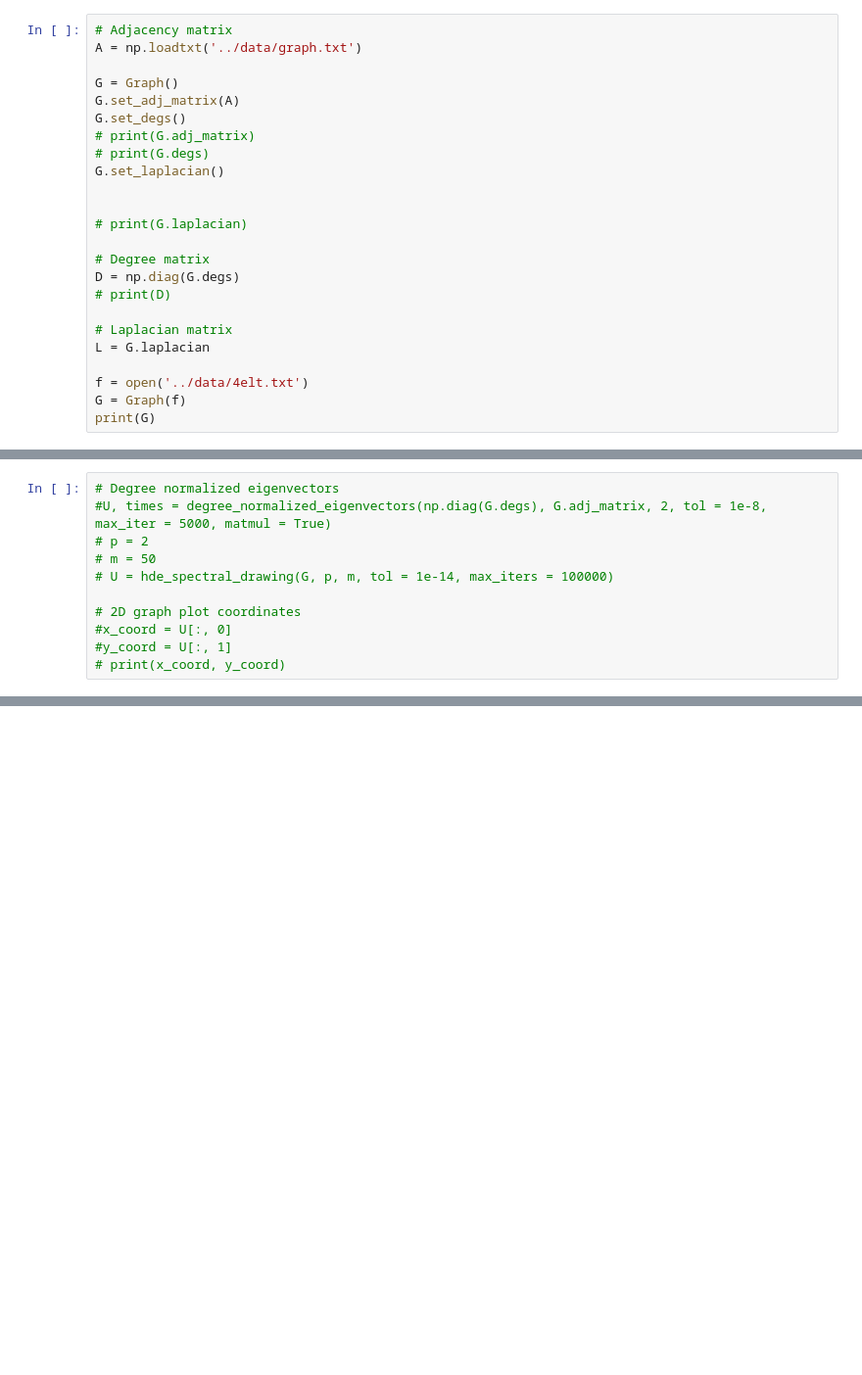
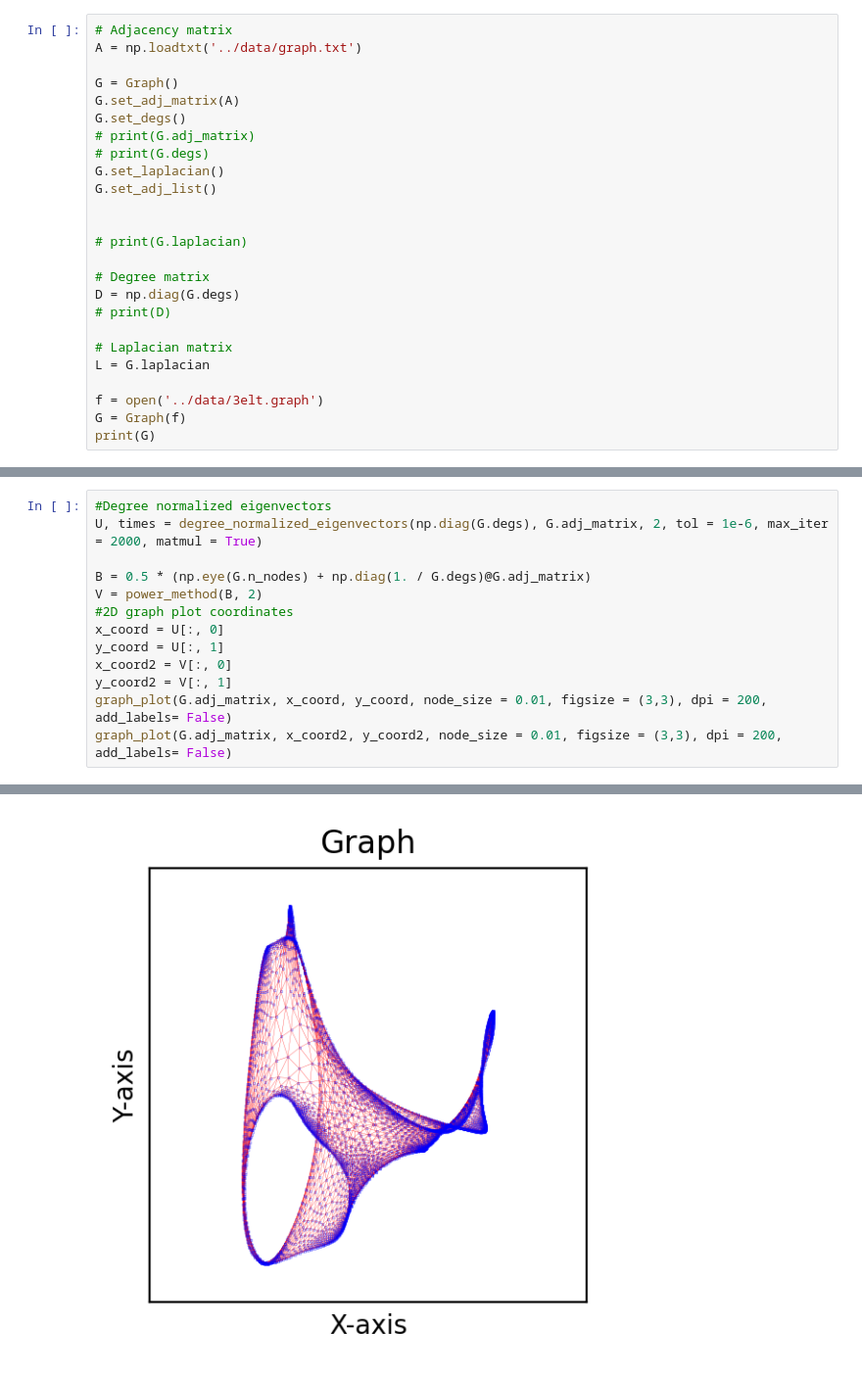
Before and after one commit to pauromeu/cla-project-drawing-graphs-by-eigenvectors, a Jupyter notebook: src/main.ipynb, the cells around one changed output, grey strips where cells are left out. Shown: that part at 98% size. Drawn from its saved outputs; the diff is of its cells as text; blank space fills up the shorter version.

```diff
--- a/src/main.ipynb
+++ b/src/main.ipynb
@@ -12,6 +30,7 @@ G.set_degs()
 # print(G.adj_matrix)
 # print(G.degs)
 G.set_laplacian()
+G.set_adj_list()
 
 
 # print(G.laplacian)
@@ -23,7 +42,7 @@ D = np.diag(G.degs)
 # Laplacian matrix
 L = G.laplacian
 
-f = open('../data/4elt.txt')
+f = open('../data/3elt.graph')
 G = Graph(f)
 print(G)
 # %% [output]
@@ -31,11 +52,14 @@ print(G)
 # %%
-# Degree normalized eigenvectors
-#U, times = degree_normalized_eigenvectors(np.diag(G.degs), G.adj_matrix, 2, tol = 1e-8, max_iter = 5000, matmul = True)
-# p = 2
-# m = 50
-# U = hde_spectral_drawing(G, p, m, tol = 1e-14, max_iters = 100000)
+#Degree normalized eigenvectors
+U, times = degree_normalized_eigenvectors(np.diag(G.degs), G.adj_matrix, 2, tol = 1e-6, max_iter = 2000, matmul = True)
 
-# 2D graph plot coordinates
-#x_coord = U[:, 0]
-#y_coord = U[:, 1]
-# print(x_coord, y_coord)
+B = 0.5 * (np.eye(G.n_nodes) + np.diag(1. / G.degs)@G.adj_matrix)
+V = power_method(B, 2)
+#2D graph plot coordinates
+x_coord = U[:, 0]
+y_coord = U[:, 1]
+x_coord2 = V[:, 0]
+y_coord2 = V[:, 1]
+graph_plot(G.adj_matrix, x_coord, y_coord, node_size = 0.01, figsize = (3,3), dpi = 200, add_labels= False)
+graph_plot(G.adj_matrix, x_coord2, y_coord2, node_size = 0.01, figsize = (3,3), dpi = 200, add_labels= False)
+# %% [output]
@@ -41,0 +74 @@ print(G)
+[figure, added]
```
Also changed, not shown: parts of 13 cells of this notebook, 8 other files.
